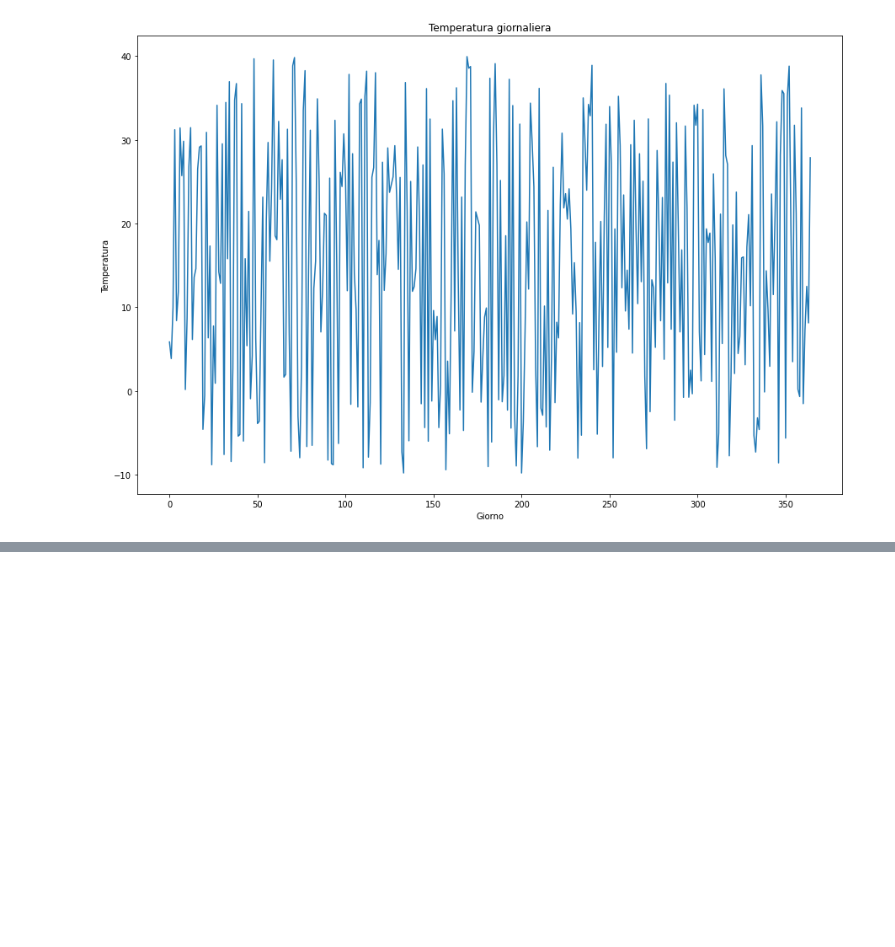
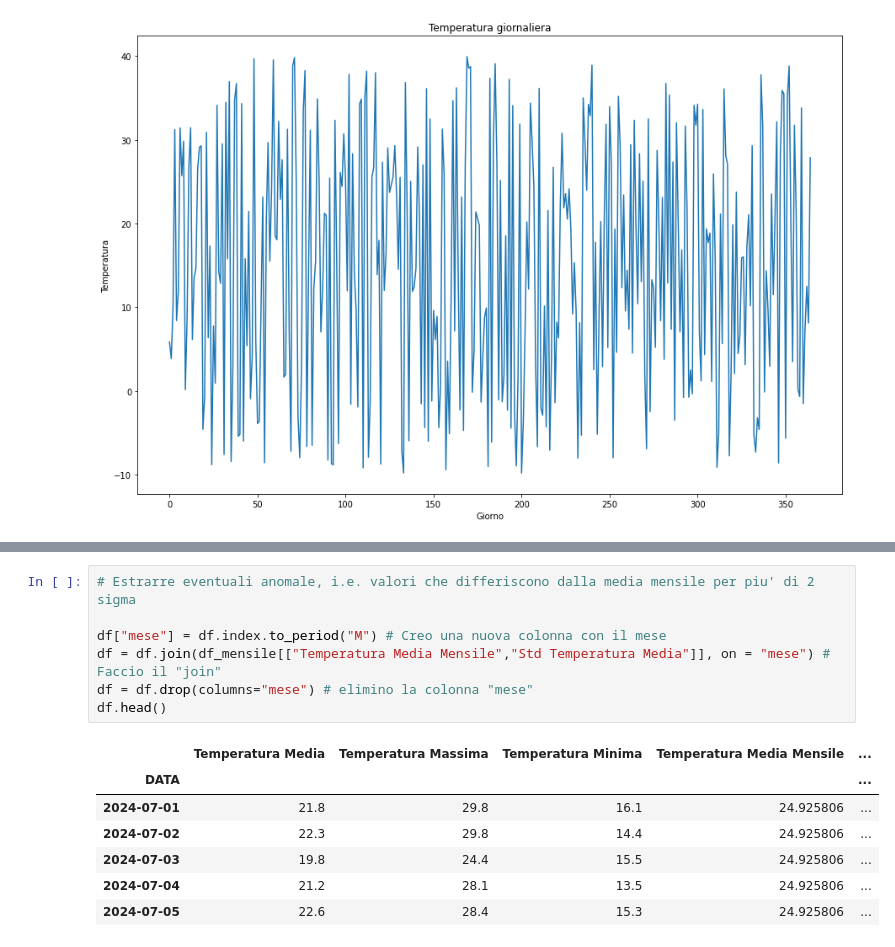
Before and after one commit to alepini88/NumPy-Fundamentals-Exercises-and-Projects, a Jupyter notebook: Numpy Mini progetto temperature e statistica.ipynb, the cells around one changed output, grey strips where cells are left out. Drawn from its saved outputs; the diff is of its cells as text; blank space fills up the shorter version.

```diff
--- a/Numpy Mini progetto temperature e statistica.ipynb
+++ b/Numpy Mini progetto temperature e statistica.ipynb
@@ -107,0 +162,15 @@ df.head()
+# %%
+# Estrarre eventuali anomale, i.e. valori che differiscono dalla media mensile per piu' di 2 sigma
+
+df["mese"] = df.index.to_period("M") # Creo una nuova colonna con il mese
+df = df.join(df_mensile[["Temperatura Media Mensile","Std Temperatura Media"]], on = "mese") # Faccio il "join"
+df = df.drop(columns="mese") # elimino la colonna "mese"
+df.head()
+# %% [output]
+|  | Temperatura Media | Temperatura Massima | Temperatura Minima | Temperatura Media Mensile | ... |
+| DATA |  |  |  |  | ... |
+| 2024-07-01 | 21.8 | 29.8 | 16.1 | 24.925806 | ... |
+| 2024-07-02 | 22.3 | 29.8 | 14.4 | 24.925806 | ... |
+| 2024-07-03 | 19.8 | 24.4 | 15.5 | 24.925806 | ... |
+| 2024-07-04 | 21.2 | 28.1 | 13.5 | 24.925806 | ... |
+| 2024-07-05 | 22.6 | 28.4 | 15.3 | 24.925806 | ... |
```
Also changed, not shown: parts of 4 cells of this notebook.
